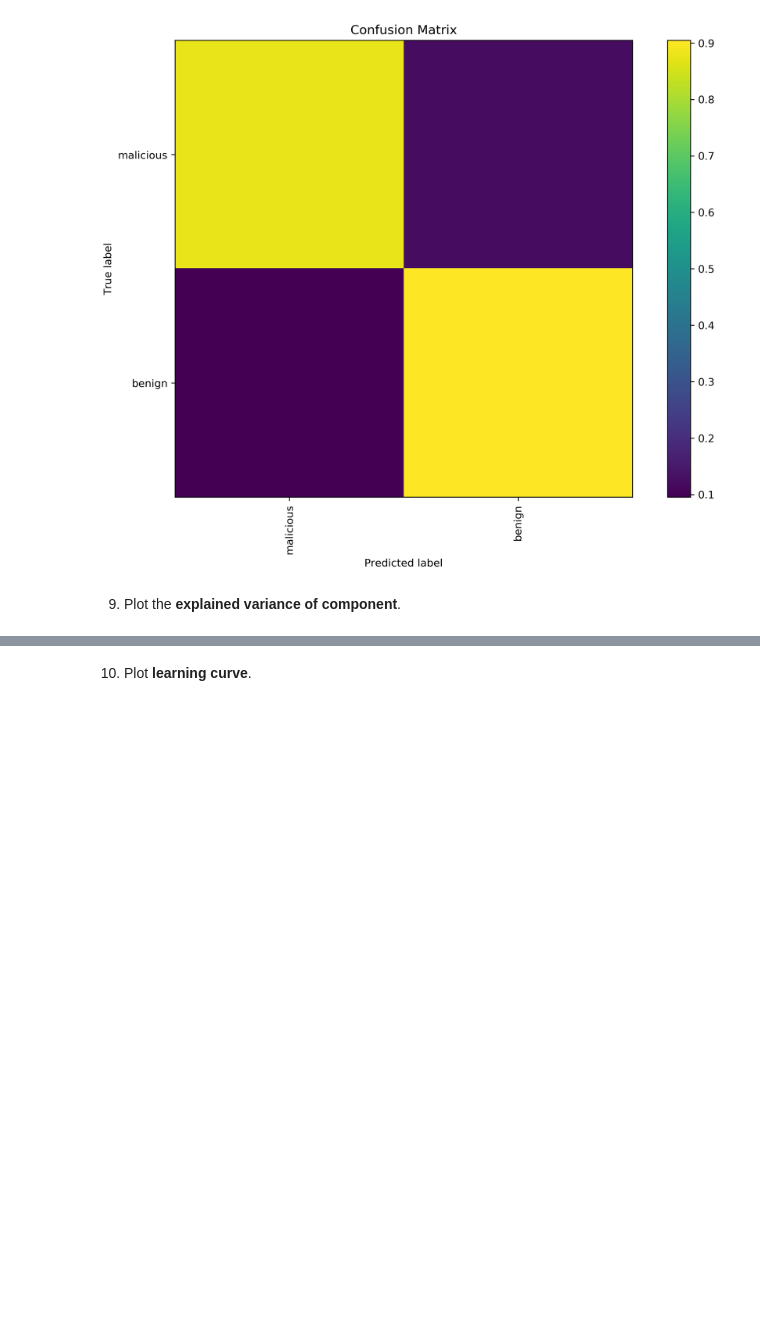
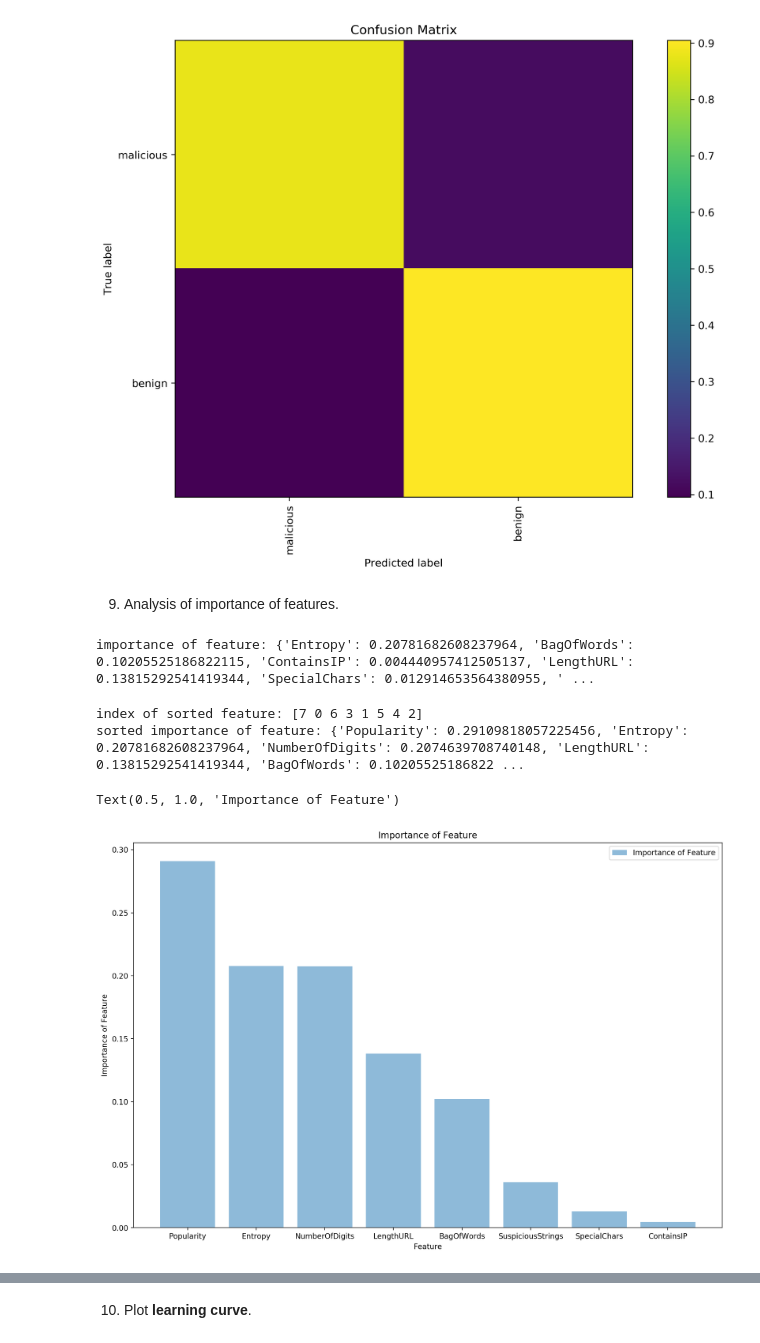
Before and after one commit to caoxiaolong0521/PHBS_MLF_2019_Project, a Jupyter notebook: Part-2/Part-2 Train_model.ipynb, the cells around one changed output, grey strips where cells are left out. Cells and saved outputs as stored; diff of their text form; code cells hidden in the pictures; blank space fills up the shorter version.

Commit message:
add importance

```diff
--- a/Part-2/Part-2 Train_model.ipynb
+++ b/Part-2/Part-2 Train_model.ipynb
@@ -119,7 +119,7 @@ df.head()
 # %%
 # Assigns X to features. Drops URL name and label.
 X = df.drop(['URL', 'Malicious'], axis=1).values
-
+feature_names = df.drop(['URL', 'Malicious'], axis=1).columns
 # Assigns y to labels.
 y = df['Malicious'].values
 # %% [markdown]
@@ -250,5 +250,36 @@ plot_confusion_matrix(cm,["malicious","benign"],"Confusion Matrix")
 plt.show()
 # %% [output]
 [figure]
-# %% [markdown]
-9. Plot the **explained variance of component**.
+# %% [markdown]
+9. Analysis of importance of features.
+# %%
+##get the importance of features
+clf_best=RandomForestClassifier(n_jobs=-1,max_features= 'sqrt' ,n_estimators=150, oob_score = True,random_state=0)
+clf_best.fit(X_train,y_train)
+feature_importance = clf_best.feature_importances_
+importance_dict = dict(zip(feature_names,feature_importance))
+print("importance of feature:",importance_dict)
+# %% [output]
+importance of feature: {'Entropy': 0.20781682608237964, 'BagOfWords': 0.10205525186822115, 'ContainsIP': 0.004440957412505137, 'LengthURL': 0.13815292541419344, 'SpecialChars': 0.012914653564380955, ' ...
+# %%
+##sort the importance descend
+feature_index_sorted = np.argsort(-feature_importance)
+feature_importance_sorted = sorted(feature_importance,reverse=True)
+print("index of sorted feature:",feature_index_sorted)
+importance_dict_sorted = dict(zip(feature_names[feature_index_sorted],feature_importance_sorted))
+print("sorted importance of feature:",importance_dict_sorted)
+# %% [output]
+index of sorted feature: [7 0 6 3 1 5 4 2]
+sorted importance of feature: {'Popularity': 0.29109818057225456, 'Entropy': 0.20781682608237964, 'NumberOfDigits': 0.2074639708740148, 'LengthURL': 0.13815292541419344, 'BagOfWords': 0.10205525186822 ...
+# %%
+##plot the importance of features
+plt.figure(figsize = (12, 8), dpi = 200)
+plt.bar(importance_dict_sorted.keys(),importance_dict_sorted.values(), alpha=0.5, align='center',label='Importance of Feature')
+plt.ylabel('Importance of Feature')
+plt.xlabel('Feature')
+plt.legend(loc='best')
+plt.tight_layout()
+plt.title('Importance of Feature')
+# %% [output]
+Text(0.5, 1.0, 'Importance of Feature')
+[figure, added]
```
Also changed, not shown: parts of 5 cells of this notebook.
